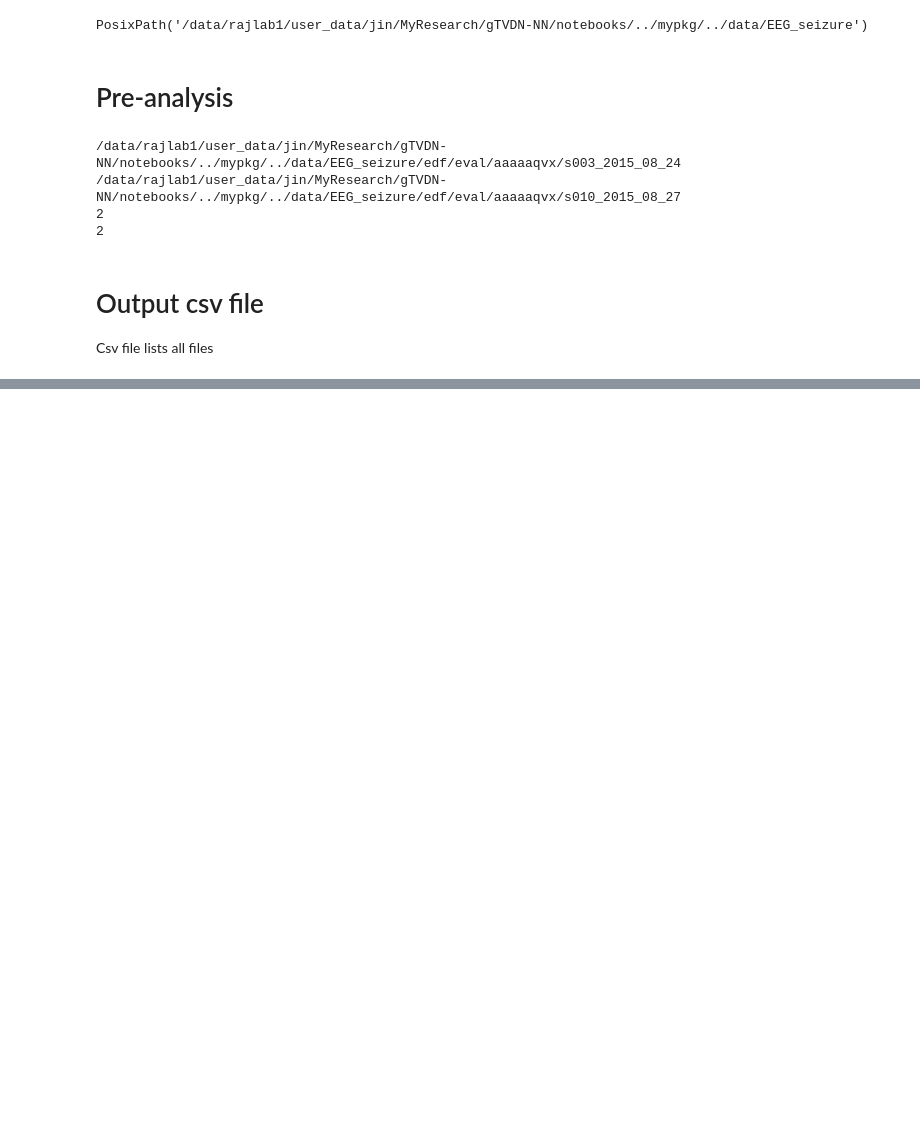
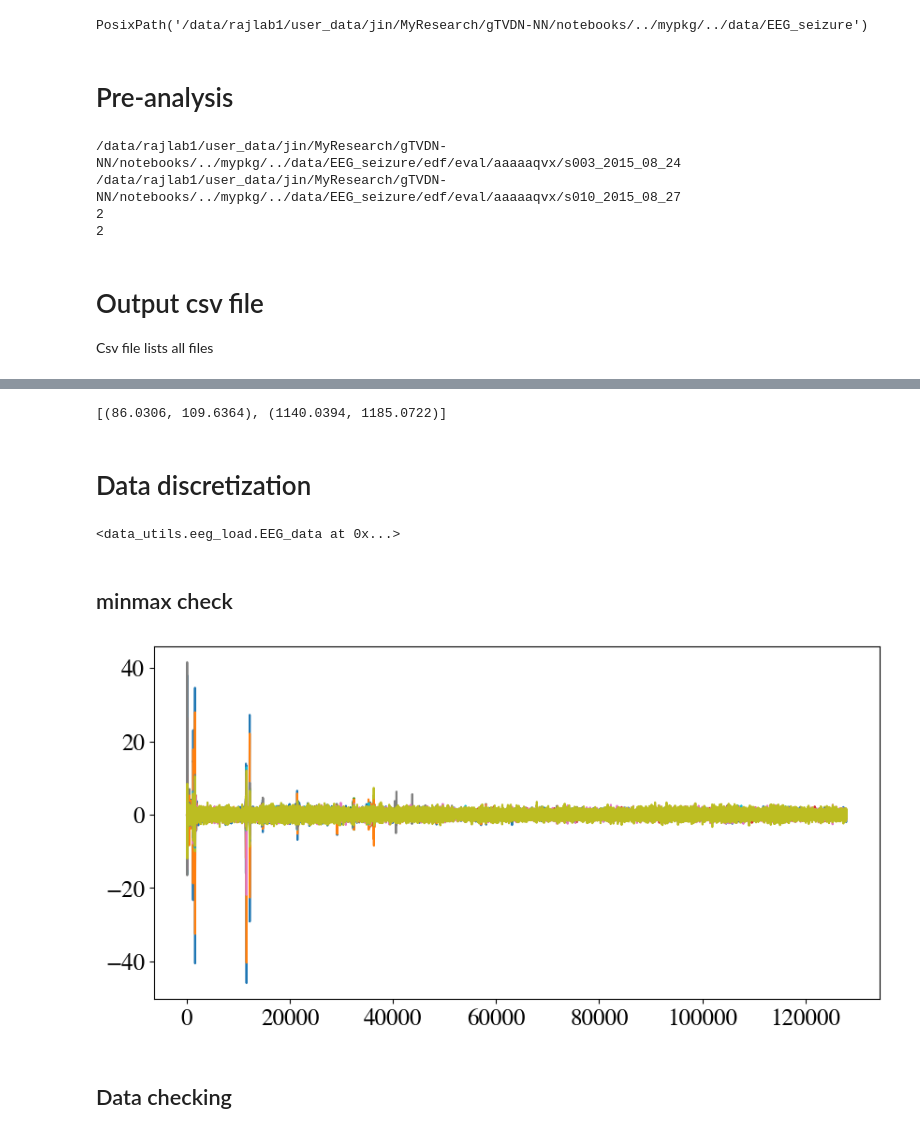
Before and after one commit to JINhuaqing/EEG-sz-det_dev, a Jupyter notebook: notebooks/TUHEEG_clean.ipynb, the cells around one changed output, grey strips where cells are left out. Cells and saved outputs as stored; diff of their text form; code cells hidden in the pictures; blank space fills up the shorter version.

```diff
--- a/notebooks/TUHEEG_clean.ipynb
+++ b/notebooks/TUHEEG_clean.ipynb
@@ -298,0 +283,23 @@ for ix in train_data_loader:
+# %%
+seiz_lab_from_row_fn(all_data[all_data["is_seizure"]].iloc[5])
+#seiz_lab_from_row_fn(all_data.iloc[4])
+# %% [output]
+[(86.0306, 109.6364), (1140.0394, 1185.0722)]
+# %% [markdown]
+# Data discretization
+# %%
+from data_utils.eeg_load import EEG_data, MyDataLoader
+train_data = EEG_data("train_train_health", "AR",
+                      move_dict=dict(winsize=256,
+                                     stepsize=256,
+                                     marginsize=None),
+                      preprocess_dict=dict(is_detrend=True,
+                                      is_drop=True,
+                                      target_fs=90,
+                                      filter_limit=[1, 45],
+                                      is_diff=False)
+                     )
+# %% [output]
+<data_utils.eeg_load.EEG_data at 0x...>
+# %% [markdown]
+## minmax check
@@ -298,0 +308,12 @@ for ix in train_data_loader:
+# %%
+data = train_data["sub1"];
+data_minmax = robust_EEG_rescale(data);
+# %%
+seq_idx = 10
+for seq_idx in range(19):
+    plt.plot(data_minmax[:, seq_idx])
+#plt.ylim([-2, 2])
+# %% [output]
+[figure, added]
+# %% [markdown]
+## Data checking
```
Also changed, not shown: parts of 54 cells of this notebook, 36 other files.
